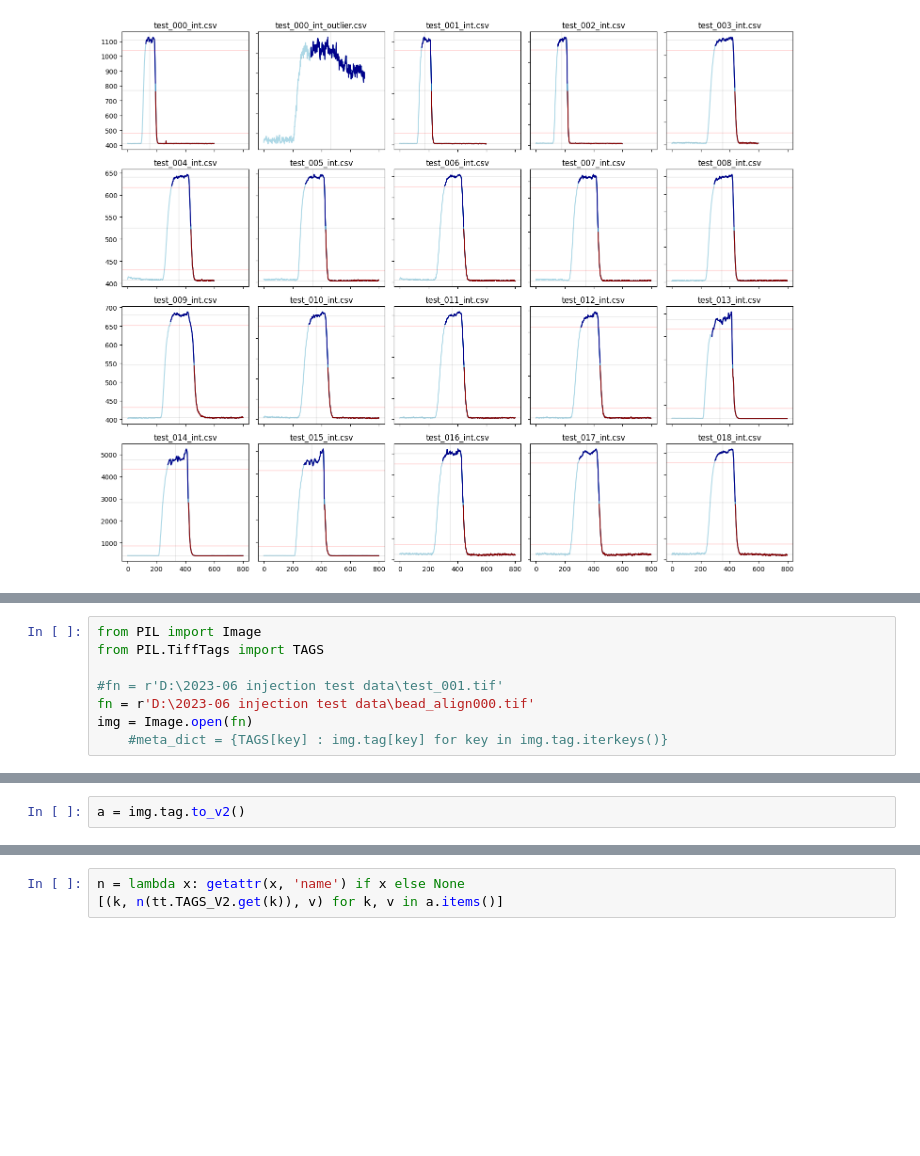
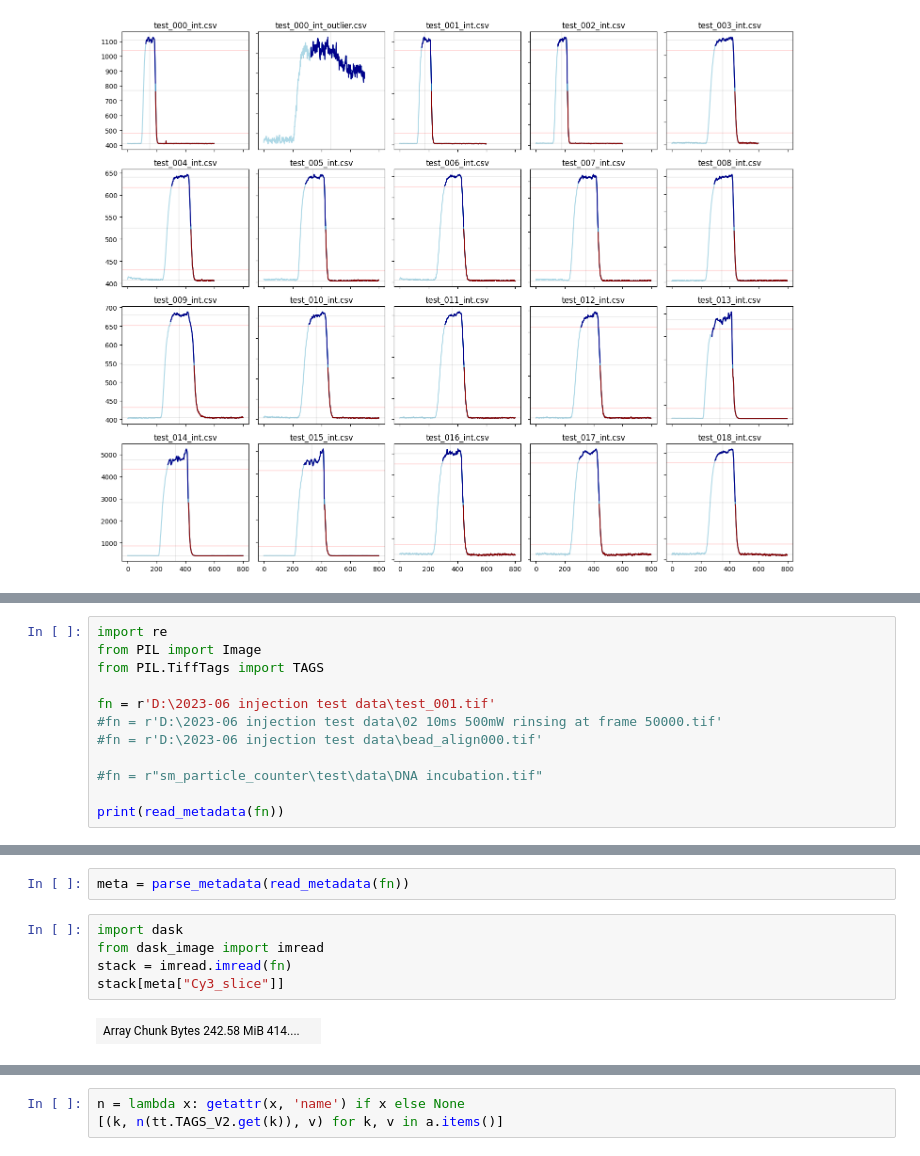
Before and after one commit to ximeg/tirf_toolkit, a Jupyter notebook: rise_time_analysis.ipynb, the cells around one changed output, grey strips where cells are left out. Drawn from its saved outputs; the diff is of its cells as text; blank space fills up the shorter version.

Commit message:
Created TIRF_image class that imports metadata; added simple test cases

```diff
--- a/rise_time_analysis.ipynb
+++ b/rise_time_analysis.ipynb
@@ -50,8 +62,12 @@ fig.tight_layout()
 # %%
+import re
 from PIL import Image
 from PIL.TiffTags import TAGS
 
-#fn = r'D:\2023-06 injection test data\test_001.tif'
-fn = r'D:\2023-06 injection test data\bead_align000.tif'
-img = Image.open(fn)
-    #meta_dict = {TAGS[key] : img.tag[key] for key in img.tag.iterkeys()}
+fn = r'D:\2023-06 injection test data\test_001.tif'
+#fn = r'D:\2023-06 injection test data\02 10ms 500mW rinsing at frame 50000.tif'
+#fn = r'D:\2023-06 injection test data\bead_align000.tif'
+
+#fn = r"sm_particle_counter\test\data\DNA incubation.tif"
+
+print(read_metadata(fn))
@@ -58,2 +91,0 @@ img = Image.open(fn)
-# %%
-a = img.tag.to_v2()
@@ -59,0 +174,9 @@ a = img.tag.to_v2()
+# %%
+meta = parse_metadata(read_metadata(fn))
+# %%
+import dask
+from dask_image import imread
+stack = imread.imread(fn)
+stack[meta["Cy3_slice"]]
+# %% [output]
+| Array Chunk Bytes 242.58 MiB 414.... |  |
```
Also changed, not shown: parts of 24 cells of this notebook, 11 other files.
